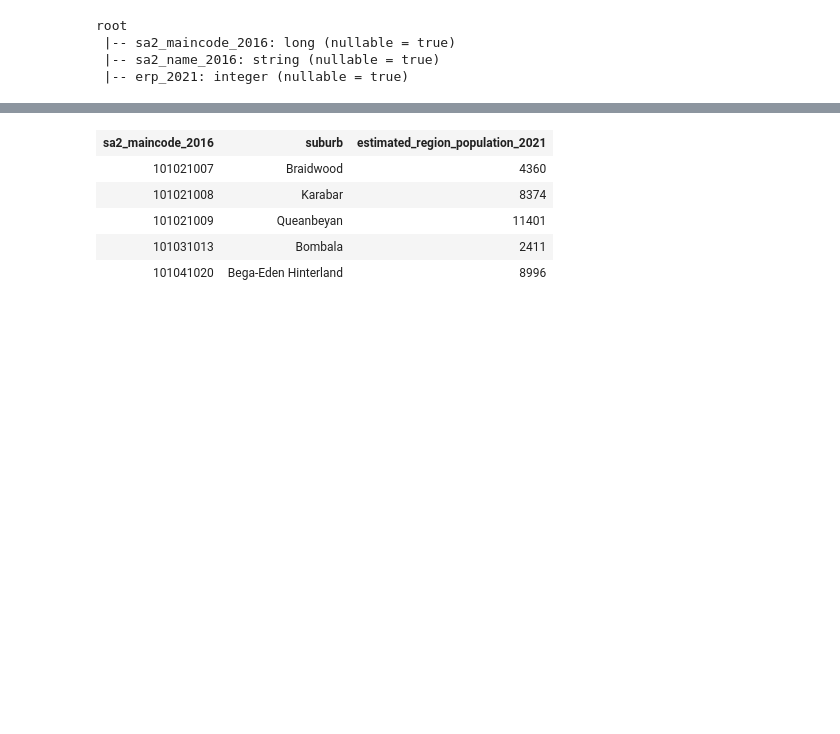
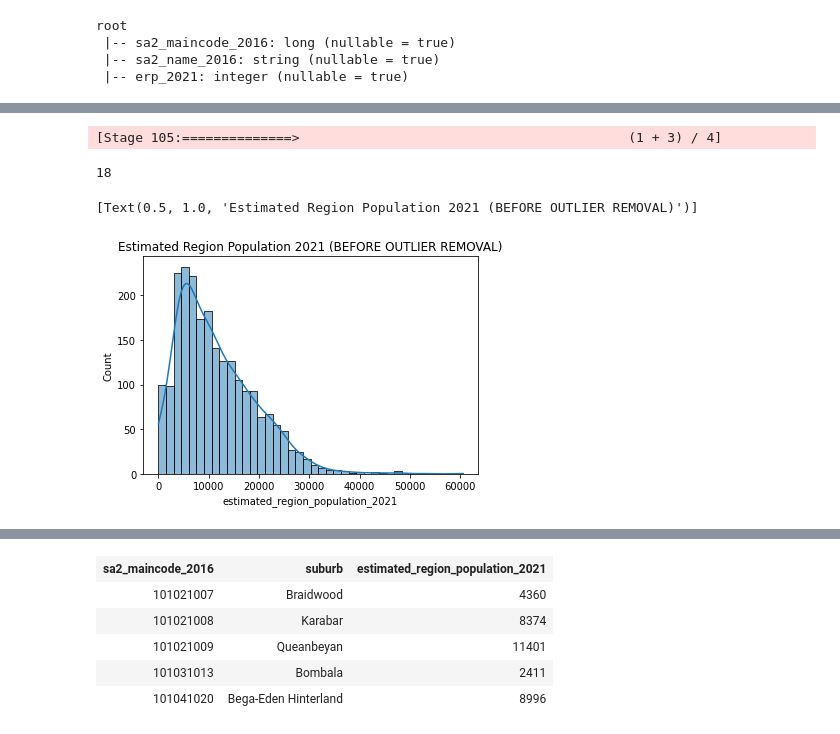
Before and after one commit to MAST30034-Applied-Data-Science/generic-buy-now-pay-later-project-group-56-bnlp, a Jupyter notebook: notebooks/personal_nb/folder_anuj/anuj_nb.ipynb, the cells around one changed output, grey strips where cells are left out. Drawn from its saved outputs; the diff is of its cells as text; code cells hidden in the pictures; blank space fills up the shorter version.

```diff
--- a/notebooks/personal_nb/folder_anuj/anuj_nb.ipynb
+++ b/notebooks/personal_nb/folder_anuj/anuj_nb.ipynb
@@ -64,0 +81,13 @@ population_df = population_df \
+# %%
+filter1 = population_df.filter(F.length(F.col('sa2_maincode_2016')) == 9)
+f1 = filter1.count()
+filter2 = filter1.filter(F.col('estimated_region_population_2021') > 0)
+f2 = filter2.count()
+filter3 = filter2.filter(F.col('sa2_maincode_2016').isNotNull())
+f3 = filter3.count()
+filter4 = filter3.filter(F.col('suburb').isNotNull())
+f4 = filter4.count()
+filter5 = filter4.filter(F.col('estimated_region_population_2021').isNotNull())
+f5 = filter5.count()
+
+population_df = filter5
@@ -64,0 +163,16 @@ population_df = population_df \
+# %%
+print(population_df.filter((F.col('estimated_region_population_2021') > (11388.558407079647 + 3 * 7765.233007489072)) | \
+                           (F.col('estimated_region_population_2021') < (11388.558407079647 - 3 * 7765.233007489072))).count())
+# %% [output]
+[Stage 105:==============>                                          (1 + 3) / 4]
+18
+# %%
+import pandas as pd
+import matplotlib.pyplot as plt
+import seaborn as sns
+
+before_outlier_population = population_df.toPandas()
+sns.histplot(before_outlier_population['estimated_region_population_2021'], kde=True, bins=40).set(title='Estimated Region Population 2021 (BEFORE OUTLIER REMOVAL)')
+# %% [output]
+[Text(0.5, 1.0, 'Estimated Region Population 2021 (BEFORE OUTLIER REMOVAL)')]
+[figure, added]
```
Also changed, not shown: parts of 11 cells of this notebook.
